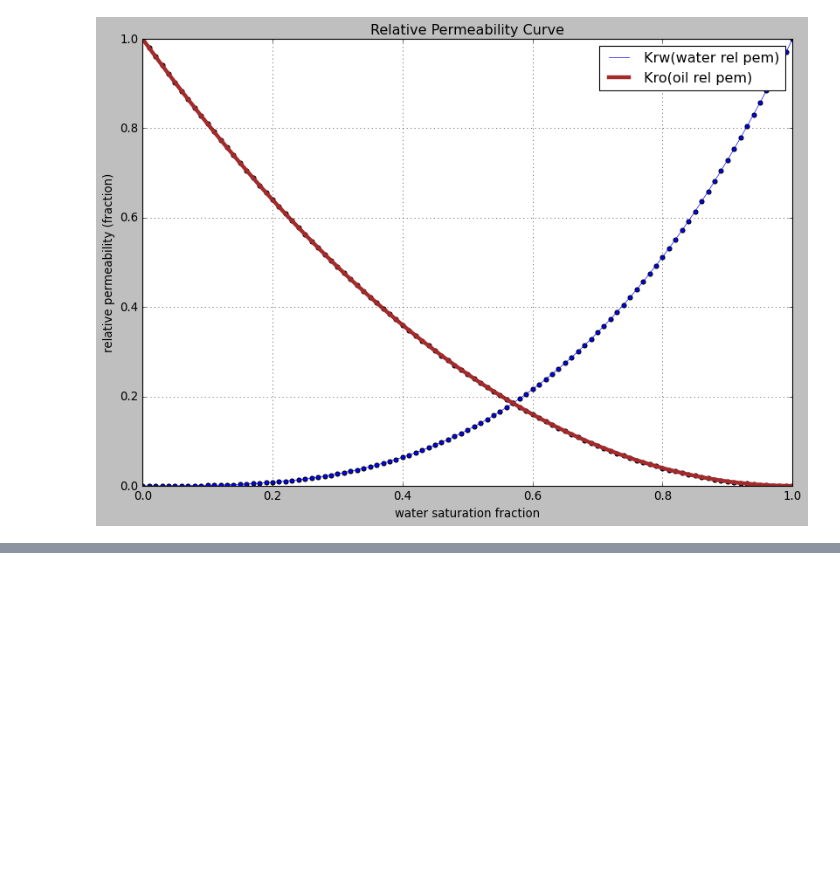
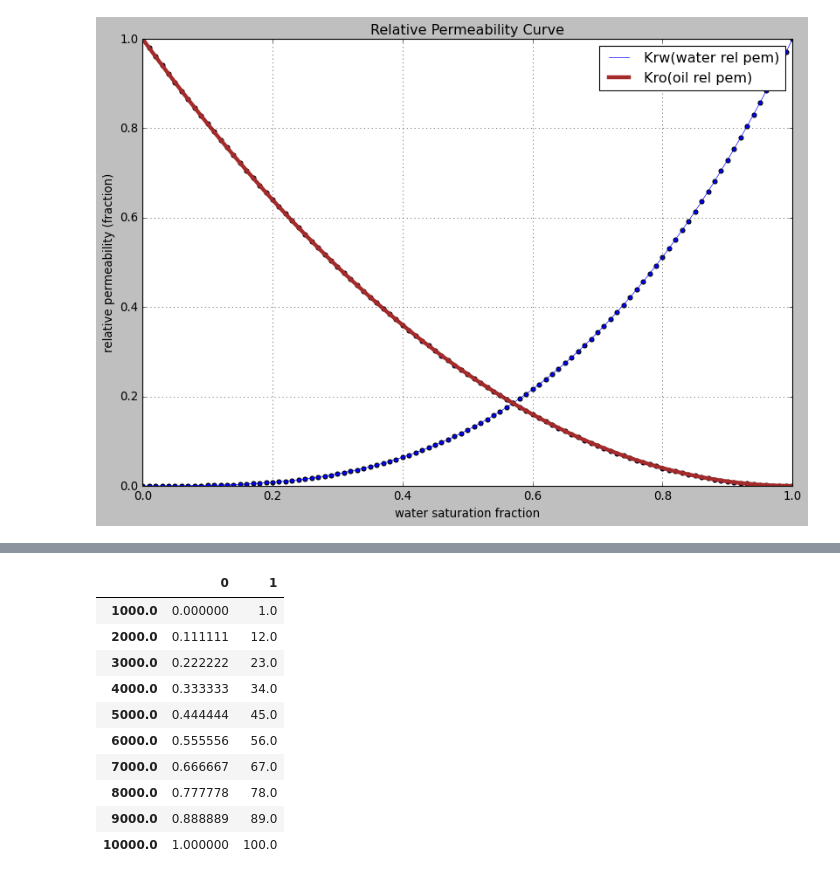
Before and after one commit to habib-ur-rehman143/Petro-Python-Codes, a Jupyter notebook: DAY 8.ipynb, the cells around one changed output, grey strips where cells are left out. Cells and saved outputs as stored; diff of their text form; code cells hidden in the pictures; blank space fills up the shorter version.

```diff
--- a/DAY 8.ipynb
+++ b/DAY 8.ipynb
@@ -594,0 +613,2 @@ plt.savefig('relative_perm_curve')
+# %%
+depth =np.linspace(1000,10000,10)
@@ -594,0 +656,16 @@ plt.savefig('relative_perm_curve')
+# %%
+df.index= depth
+# %%
+df
+# %% [output]
+|  | 0 | 1 |
+| 1000.0 | 0.000000 | 1.0 |
+| 2000.0 | 0.111111 | 12.0 |
+| 3000.0 | 0.222222 | 23.0 |
+| 4000.0 | 0.333333 | 34.0 |
+| 5000.0 | 0.444444 | 45.0 |
+| 6000.0 | 0.555556 | 56.0 |
+| 7000.0 | 0.666667 | 67.0 |
+| 8000.0 | 0.777778 | 78.0 |
+| 9000.0 | 0.888889 | 89.0 |
+| 10000.0 | 1.000000 | 100.0 |
```
Also changed, not shown: parts of 13 cells of this notebook.
